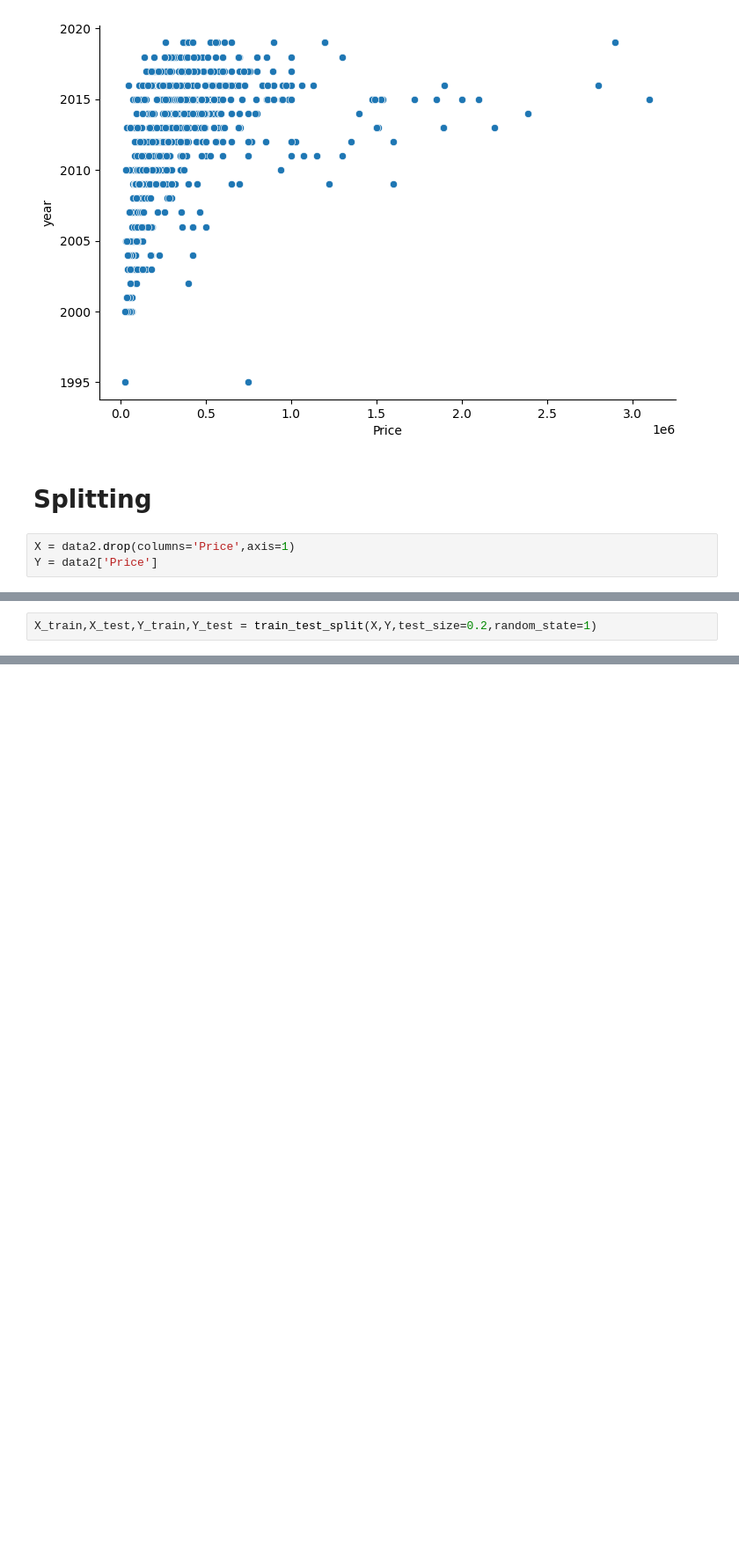
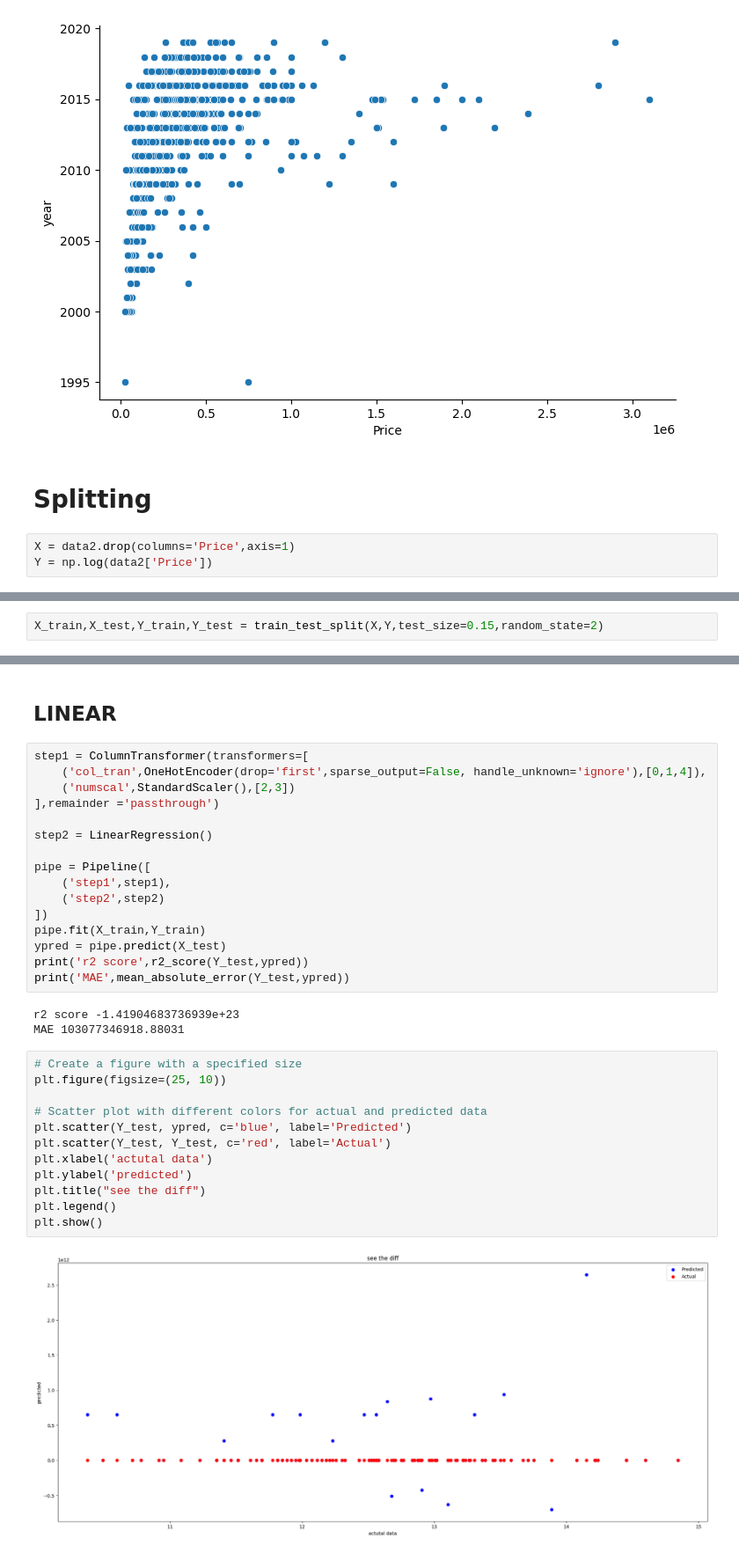
Before and after one commit to Bison619/Car-Price-prediction-System, a Jupyter notebook: carpredi.ipynb, the cells around one changed output, grey strips where cells are left out. Shown at 88% size. Drawn from its saved outputs; the diff is of its cells as text; blank space fills up the shorter version.

Commit message:
training different model for r2 score and MAE

```diff
--- a/carpredi.ipynb
+++ b/carpredi.ipynb
@@ -342,4 +340,4 @@ sns.relplot(x='Price',y='year', aspect=1.5, data = data2,height = 5)
 # Splitting
 # %%
 X = data2.drop(columns='Price',axis=1)
-Y = data2['Price']
+Y = np.log(data2['Price'])
@@ -346,2 +359,2 @@ Y = data2['Price']
 # %%
-X_train,X_test,Y_train,Y_test = train_test_split(X,Y,test_size=0.2,random_state=1)
+X_train,X_test,Y_train,Y_test = train_test_split(X,Y,test_size=0.15,random_state=2)
@@ -347,0 +382,35 @@ X_train,X_test,Y_train,Y_test = train_test_split(X,Y,test_size=0.2,random_state=
+# %% [markdown]
+## LINEAR
+# %%
+step1 = ColumnTransformer(transformers=[
+    ('col_tran',OneHotEncoder(drop='first',sparse_output=False, handle_unknown='ignore'),[0,1,4]),
+    ('numscal',StandardScaler(),[2,3])
+],remainder ='passthrough')
+
+step2 = LinearRegression()
+
+pipe = Pipeline([
+    ('step1',step1),
+    ('step2',step2)
+])
+pipe.fit(X_train,Y_train)
+ypred = pipe.predict(X_test)
+print('r2 score',r2_score(Y_test,ypred))
+print('MAE',mean_absolute_error(Y_test,ypred))
+# %% [output]
+r2 score -1.41904683736939e+23
+MAE 103077346918.88031
+# %%
+# Create a figure with a specified size
+plt.figure(figsize=(25, 10))
+
+# Scatter plot with different colors for actual and predicted data
+plt.scatter(Y_test, ypred, c='blue', label='Predicted')
+plt.scatter(Y_test, Y_test, c='red', label='Actual')
+plt.xlabel('actutal data')
+plt.ylabel('predicted')
+plt.title("see the diff")
+plt.legend()
+plt.show()
+# %% [output]
+[figure, added]
```
Also changed, not shown: parts of 11 cells of this notebook.
